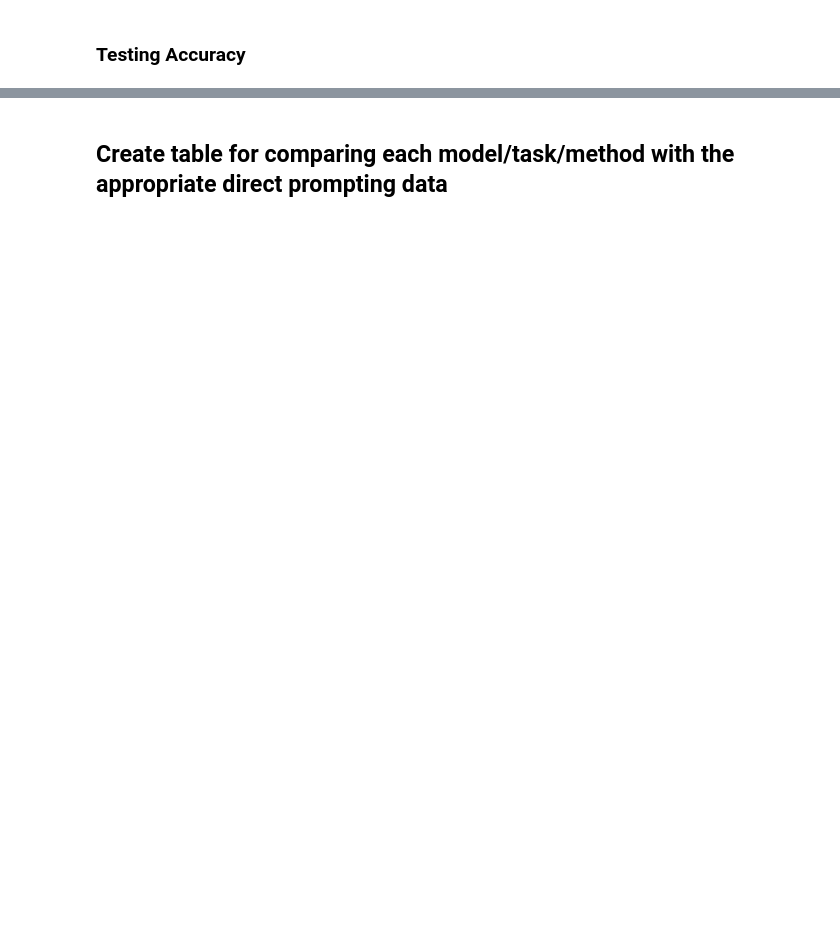
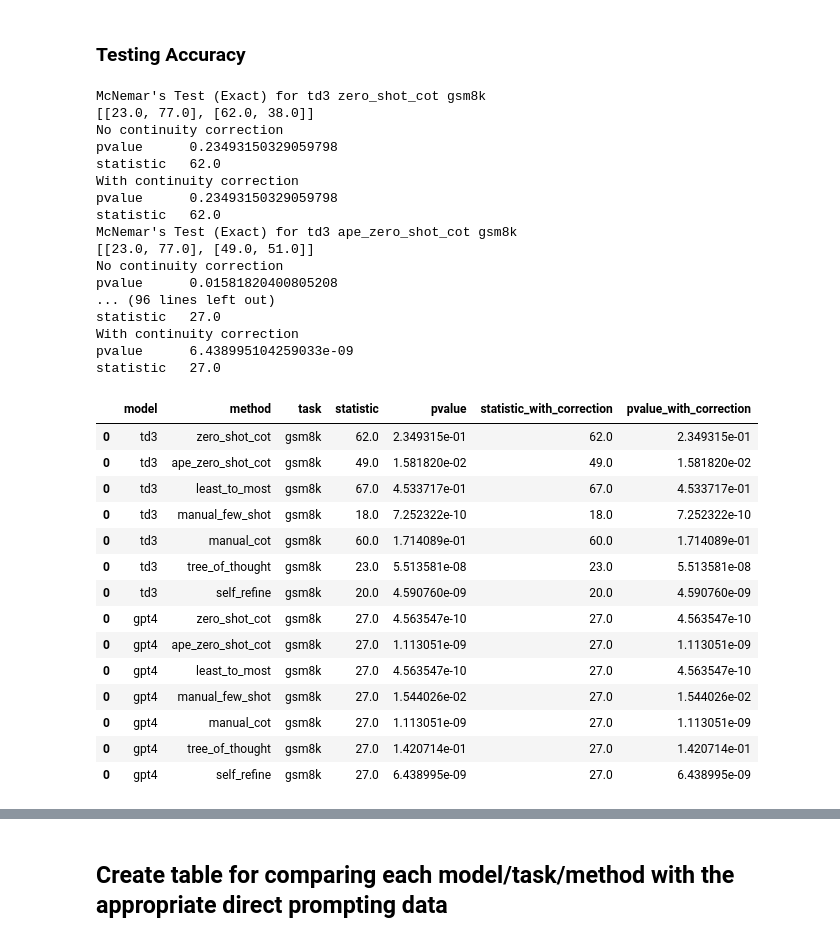
Before and after one commit to ijyliu/anlp23-project, a Jupyter notebook: Data/06 - Analyze Metrics and Conduct Inference.ipynb, the cells around one changed output, grey strips where cells are left out. Drawn from its saved outputs; the diff is of its cells as text; code cells hidden in the pictures; blank space fills up the shorter version.

Commit message:
need to debug mcnemar

```diff
--- a/Data/06 - Analyze Metrics and Conduct Inference.ipynb
+++ b/Data/06 - Analyze Metrics and Conduct Inference.ipynb
@@ -23,7 +23,7 @@ cw_data = combined_data[combined_data['task'] == 'cw']
 # Also get variance
 
 # Column for combined accuracy_quality - correct_or_incorrect if task = "gsm8k", creative_writing_score if task = "cw"
-combined_data['accuracy_quality'] = combined_data.apply(lambda row: row['correct_or_incorrect'] if row['task'] == 'gsm8k' else row['creative_writing_score'], axis=1)
+combined_data['accuracy_quality'] = combined_data.apply(lambda row: row['correct'] if row['task'] == 'gsm8k' else row['coherence_1_incoherent_10_very_coherent'], axis=1)
 
 # Average accuracy_quality by model, method, task
 # Also get variance
@@ -32,15 +32,4 @@ avg_accuracy_quality_with_variance = combined_data[['model', 'method', 'task', '
 # Combine mean and variance into one column that is a string with the mean and then the variance in parentheses
 avg_accuracy_quality_with_variance['accuracy_quality'] = avg_accuracy_quality_with_variance.apply(lambda row: str(round(row['mean'], 2)) + ' (' + str(round(row['var'], 2)) + ')', axis=1)
 
-# Pivot table - column method should go wide
-avg_accuracy_quality_pivot = avg_accuracy_quality_with_variance.pivot_table(index=['model', 'task'], columns='method', values='accuracy_quality').reset_index()
-
-# Sort rows by task - gsm8k task first, then cw
-# Sort by model - text-davinci-003 first, then gpt4
-avg_accuracy_quality_pivot = avg_accuracy_quality_pivot.sort_values(by=['task', 'model'], ascending=[True, True])
-
-# Order columns: direct_prompting, zero_shot_cot, ape_zero_shot_cot, tree_of_thought, self_refine, least_to_most, manual_few_shot, manual_cot
-avg_accuracy_quality_pivot = avg_accuracy_quality_pivot[['model', 'task', 'direct_prompting', 'zero_shot_cot', 'ape_zero_shot_cot', 'tree_of_thought', 'self_refine', 'least_to_most', 'manual_few_shot', 'manual_cot']]
-
-# Output to LaTeX
-avg_accuracy_quality_pivot.to_latex('../Output/avg_accuracy_quality_pivot.tex', index=False)
+avg_accuracy_quality_with_variance
@@ -48,14 +97,14 @@ avg_accuracy_quality_pivot.to_latex('../Output/avg_accuracy_quality_pivot.tex',
 # Perform McNemar's Test on GSM8k data
 
 # Get in terms of number of questions answered correctly: sum accuracy_quality column by model, method, task
-gsm8k_num_correct= gsm8k_data[['model', 'method', 'task', 'accuracy_quality']].groupby(['model', 'method', 'task']).sum()['accuracy_quality'].reset_index()
+gsm8k_num_correct= gsm8k_data[['model', 'method', 'task', 'correct']].groupby(['model', 'method', 'task']).sum()['correct'].reset_index()
 # Rename column to num_correct
-gsm8k_num_correct = gsm8k_num_correct.rename(columns={'accuracy_quality': 'num_correct'})
+gsm8k_num_correct = gsm8k_num_correct.rename(columns={'correct': 'num_correct'})
 
 # Make another table with counts of questions missed (number of observations minus accuracy_quality sum) by model, method, task
-gsm8k_num_obs = gsm8k_data[['model', 'method', 'task', 'accuracy_quality']].groupby(['model', 'method', 'task']).count()['accuracy_quality'].reset_index()
+gsm8k_num_obs = gsm8k_data[['model', 'method', 'task', 'correct']].groupby(['model', 'method', 'task']).count()['correct'].reset_index()
 # Rename column to num_obs
-gsm8k_num_obs = gsm8k_num_obs.rename(columns={'accuracy_quality': 'num_obs'})
+gsm8k_num_obs = gsm8k_num_obs.rename(columns={'correct': 'num_obs'})
 # Join together by model, method, task
 gsm8k_correct_incorrect_obs = gsm8k_num_correct.merge(gsm8k_num_obs, on=['model', 'method', 'task'], how='left')
 # Table should have model, method, task, num_correct, num_incorrect, num_obs
@@ -87,43 +154,86 @@ def perform_mcnemar(model, method, task):
             [method_correct, method_incorrect]]
 
     print('McNemar\'s Test (Exact) for ' + model + ' ' + method + ' ' + task)
+    print(data)
 
     # McNemar's Test, exact, without any continuity correction
     print('No continuity correction')
     print(mcnemar(data, exact=True, correction=False))
+    ncc_result = mcnemar(data, exact=True, correction=False)
+    ncc_statistic = ncc_result.statistic
+    ncc_p_value = ncc_result.pvalue
+
+    #print(type(mcnemar(data, exact=True, correction=False)))
+    #print(str(mcnemar(data, exact=True, correction=False)[0]) + ' ' + str(mcnemar(data, exact=True, correction=False)[1]))
 
     # McNemar's Test with the continuity correction
     print('With continuity correction')
     print(mcnemar(data, exact=True, correction=True))
+    cc_result = mcnemar(data, exact=True, correction=True)
+    cc_statistic = cc_result.statistic
+    cc_p_value = cc_result.pvalue
 
     # Return data
-    return mcnemar(data, exact=True, correction=False)[0], mcnemar(data, exact=True, correction=False)[1], mcnemar(data, exact=True, correction=True)[0], mcnemar(data, exact=True, correction=True)[1]
+    return ncc_statistic, ncc_p_value, cc_statistic, cc_p_value
 # %%
 # Add McNemar's Test results to table
 # Iterate over all combinations of model, method, task
 # Except for method = "direct_prompting" and task = "cw"
 # For each combination, perform McNemar's Test and add to table
 
 # Create combos of model, method, task - all unique combinations of these three in combined_data
 # Get unique values of model, method, task
 models = combined_data['model'].unique()
 methods = combined_data['method'].unique()
 tasks = combined_data['task'].unique()
 # Create list of all combinations of model, method, task
 combinations = [(model, method, task) for model in models for method in methods for task in tasks]
 
 # Add as rows to a dataframe
 # Create empty dataframe
 mcnemars_results = pd.DataFrame(columns=['model', 'method', 'task', 'statistic', 'pvalue', 'statistic_with_correction', 'pvalue_with_correction'])
 
 # Iterate over combinations
 for model, method, task in combinations:
     # Skip if method = "direct_prompting" or task = "cw"
     if method == 'direct_prompting' or task == 'cw':
         continue
     # Perform McNemar's Test
     statistic_without_correction, pvalue_without_correction, statistic_with_correction, pvalue_with_correction = perform_mcnemar(model, method, task)
     # Add to table
-    mcnemars_results = mcnemars_results.concat(pd.DataFrame([[model, method, task, statistic_without_correction, pvalue_without_correction, statistic_with_correction, pvalue_with_correction]], columns=['model', 'method', 'task', 'statistic', 'pvalue', 'statistic_with_correction', 'pvalue_with_correction']))
+    mcnemars_results = pd.concat([mcnemars_results, pd.DataFrame([[model, method, task, statistic_without_correction, pvalue_without_correction, statistic_with_correction, pvalue_with_correction]], columns=['model', 'method', 'task', 'statistic', 'pvalue', 'statistic_with_correction', 'pvalue_with_correction'])])
 
 mcnemars_results
+# %% [output]
+McNemar's Test (Exact) for td3 zero_shot_cot gsm8k
+[[23.0, 77.0], [62.0, 38.0]]
+No continuity correction
+pvalue      0.23493150329059798
+statistic   62.0
+With continuity correction
+pvalue      0.23493150329059798
+statistic   62.0
+McNemar's Test (Exact) for td3 ape_zero_shot_cot gsm8k
+[[23.0, 77.0], [49.0, 51.0]]
+No continuity correction
+pvalue      0.01581820400805208
+... (96 lines left out)
+statistic   27.0
+With continuity correction
+pvalue      6.438995104259033e-09
+statistic   27.0
+|  | model | method | task | statistic | pvalue | statistic_with_correction | pvalue_with_correction |
+| 0 | td3 | zero_shot_cot | gsm8k | 62.0 | 2.349315e-01 | 62.0 | 2.349315e-01 |
+| 0 | td3 | ape_zero_shot_cot | gsm8k | 49.0 | 1.581820e-02 | 49.0 | 1.581820e-02 |
+| 0 | td3 | least_to_most | gsm8k | 67.0 | 4.533717e-01 | 67.0 | 4.533717e-01 |
+| 0 | td3 | manual_few_shot | gsm8k | 18.0 | 7.252322e-10 | 18.0 | 7.252322e-10 |
+| 0 | td3 | manual_cot | gsm8k | 60.0 | 1.714089e-01 | 60.0 | 1.714089e-01 |
+| 0 | td3 | tree_of_thought | gsm8k | 23.0 | 5.513581e-08 | 23.0 | 5.513581e-08 |
+| 0 | td3 | self_refine | gsm8k | 20.0 | 4.590760e-09 | 20.0 | 4.590760e-09 |
+| 0 | gpt4 | zero_shot_cot | gsm8k | 27.0 | 4.563547e-10 | 27.0 | 4.563547e-10 |
+| 0 | gpt4 | ape_zero_shot_cot | gsm8k | 27.0 | 1.113051e-09 | 27.0 | 1.113051e-09 |
+| 0 | gpt4 | least_to_most | gsm8k | 27.0 | 4.563547e-10 | 27.0 | 4.563547e-10 |
+| 0 | gpt4 | manual_few_shot | gsm8k | 27.0 | 1.544026e-02 | 27.0 | 1.544026e-02 |
+| 0 | gpt4 | manual_cot | gsm8k | 27.0 | 1.113051e-09 | 27.0 | 1.113051e-09 |
+| 0 | gpt4 | tree_of_thought | gsm8k | 27.0 | 1.420714e-01 | 27.0 | 1.420714e-01 |
+| 0 | gpt4 | self_refine | gsm8k | 27.0 | 6.438995e-09 | 27.0 | 6.438995e-09 |
```
Also changed, not shown: parts of 8 cells of this notebook, 3 other files.
